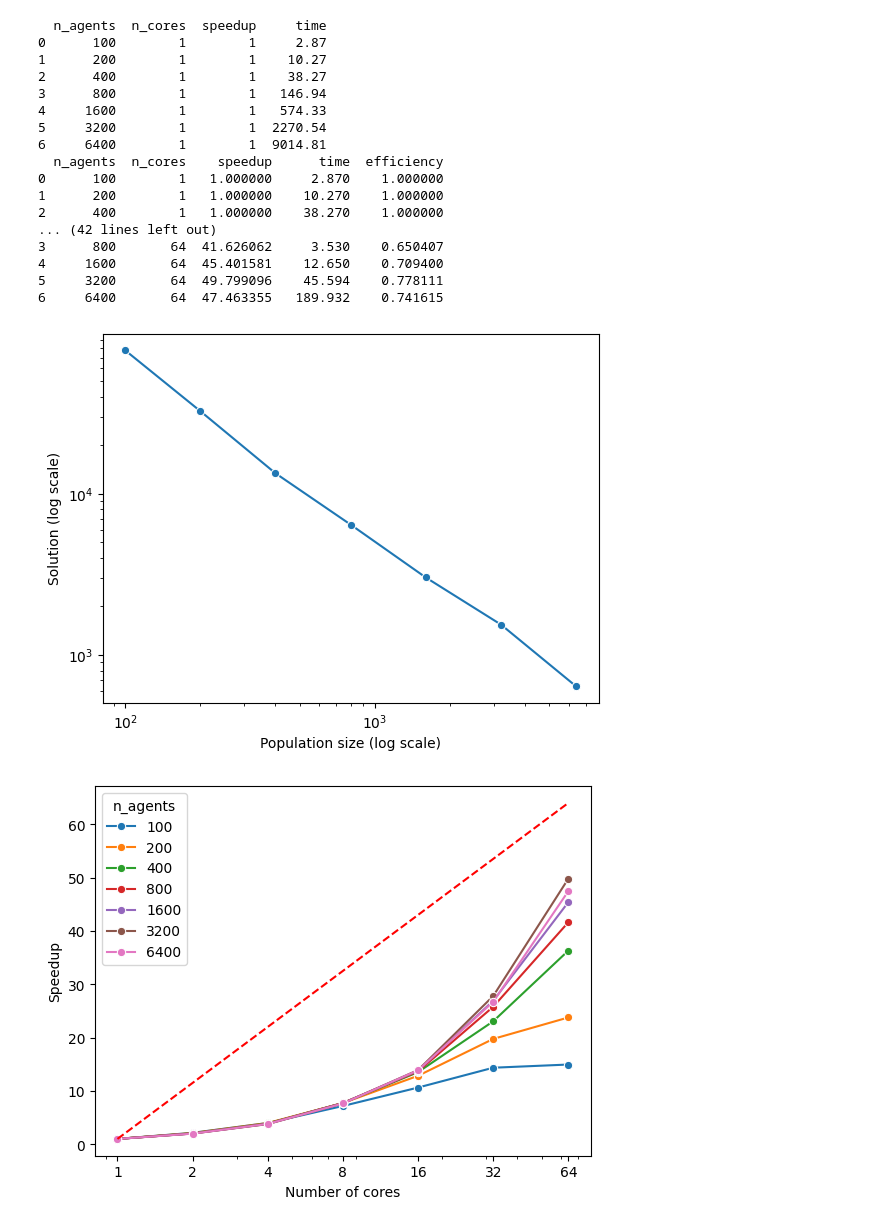
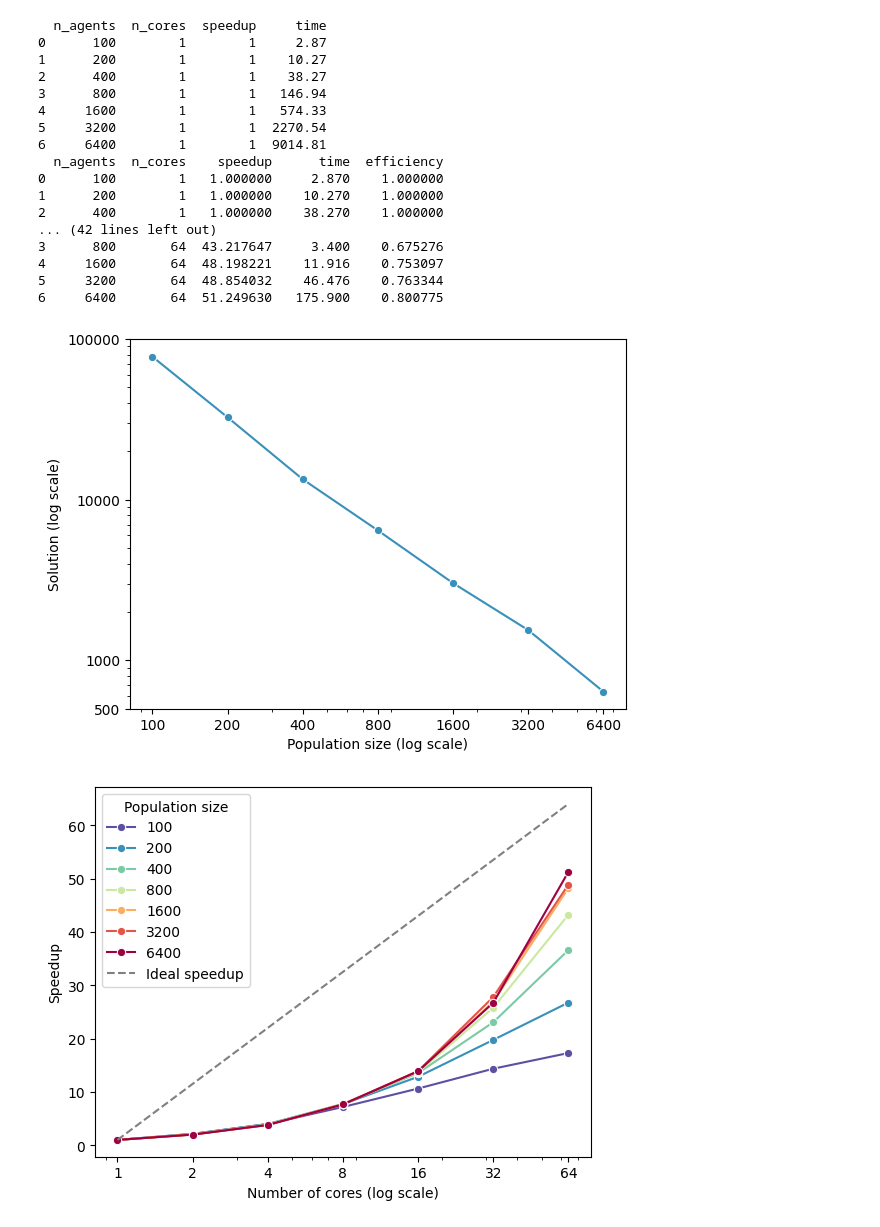
Before and after one commit to muraronicola/Parallel-implementation-of-Gravitational-Search-Algorithm, a Jupyter notebook: plots/plots.ipynb, the cells around one changed output. Cells and saved outputs as stored; diff of their text form; code cells hidden in the pictures.

Commit message:
update colors plot

```diff
--- a/plots/plots.ipynb
+++ b/plots/plots.ipynb
@@ -100,15 +100,16 @@ data_sixtyfour_processes = pd.DataFrame({
     'n_agents': ['100', '200', '400', '800', '1600', '3200', '6400'],
     'n_cores': [64, 64, 64, 64, 64, 64, 64],
     'time': [
-        0.192,
-        0.432,
-        1.054,
-        3.53,
-        12.65,
-        45.594,
-        189.932
+        0.166,
+        0.384,
+        1.046,
+        3.40,
+        11.916,
+        46.476,
+        175.90
     ]
 })
+
 data_sixtyfour_processes["speedup"] = data_one_process["time"] / data_sixtyfour_processes["time"]
 
 result_times = pd.concat([data_one_process, data_two_processes, data_four_processes,
@@ -141,46 +142,63 @@ print(result_times)
 1      200        1   1.000000    10.270    1.000000
 2      400        1   1.000000    38.270    1.000000
 ... (42 lines left out)
-3      800       64  41.626062     3.530    0.650407
-4     1600       64  45.401581    12.650    0.709400
-5     3200       64  49.799096    45.594    0.778111
-6     6400       64  47.463355   189.932    0.741615
+3      800       64  43.217647     3.400    0.675276
+4     1600       64  48.198221    11.916    0.753097
+5     3200       64  48.854032    46.476    0.763344
+6     6400       64  51.249630   175.900    0.800775
+# %%
+import numpy as np
+original_cmap = sns.color_palette("Spectral_r", as_cmap=True)  # Reverse the colormap
+colors = np.concatenate((original_cmap(np.linspace(0, 0.35, 4)), original_cmap(np.linspace(0.7, 1, 3))), axis=0) # Extract 10 colors
+custom_palette = np.clip(colors, 0, 1)  # Ensure valid RGB range
+
+# Convert darkened colors into a Seaborn-friendly palette
+custom_palette = [tuple(c) for c in custom_palette]  # Convert array to list of
+one_color = custom_palette[1]
 # %%
 figure_1 = plt.figure()
 ax = plt.gca()
 
-sns.lineplot(x='x', y='y', data=result_value, marker="o", ax=ax, dashes=False)
+sns.lineplot(x='x', y='y', data=result_value, marker="o", ax=ax, dashes=False, color=one_color,)
 ax.set_ylabel('Solution (log scale)')
 ax.set_xlabel('Population size (log scale)')
 ax.set_xscale('log')
 ax.set_yscale('log')
+
+ax.set_xticks([100, 200, 400, 800, 1600, 3200, 6400])
+ax.set_xticklabels([100, 200, 400, 800, 1600, 3200, 6400])
+ax.set_yticks([500, 1000, 10000, 100000])
+ax.set_yticklabels([500, 1000, 10000, 100000])
+
 #sns.regplot(x="x", y="y", data=data, ax=ax, ci=None, scatter=False, color='red');
 
 
 plt.show()
 figure_1.savefig('evaluation_solution.png')
 # %% [output]
-[figure, old version]
+[figure, new version]
 # %%
+import numpy as np
 figure_1 = plt.figure()
 ax = plt.gca()
 
-#result_times["speedup"] = result_times['time'].max() / result_times['time']
 
-sns.lineplot(x='n_cores', y='speedup', data=result_times, marker="o", ax=ax, dashes=False, hue='n_agents')
+sns.lineplot(x='n_cores', y='speedup', data=result_times, marker="o", ax=ax, dashes=False, hue='n_agents', palette=custom_palette)
 ax.set_xscale('log')
 ax.set_xticks([1, 2, 4, 8, 16, 32, 64])
 ax.set_xticklabels([1, 2, 4, 8, 16, 32, 64])
 #add a linear line as y= x
-ax.plot([1, 64], [1, 64], color='red', linestyle='--')
+ax.plot([1, 64], [1, 64], color='grey', linestyle='--', label='Ideal speedup')
 
 ax.set_xlabel('Number of cores (log scale)')
 ax.set_ylabel('Speedup')
 
+ax.legend(title='Population size', loc='upper left')
+
 plt.show()
 figure_1.savefig('speedup.png')
 # %% [output]
-[figure, old version]
+[figure, new version]
 # %%
 figure_1 = plt.figure()
 ax = plt.gca()
```
Also changed, not shown: parts of 2 cells of this notebook, 4 other files.
